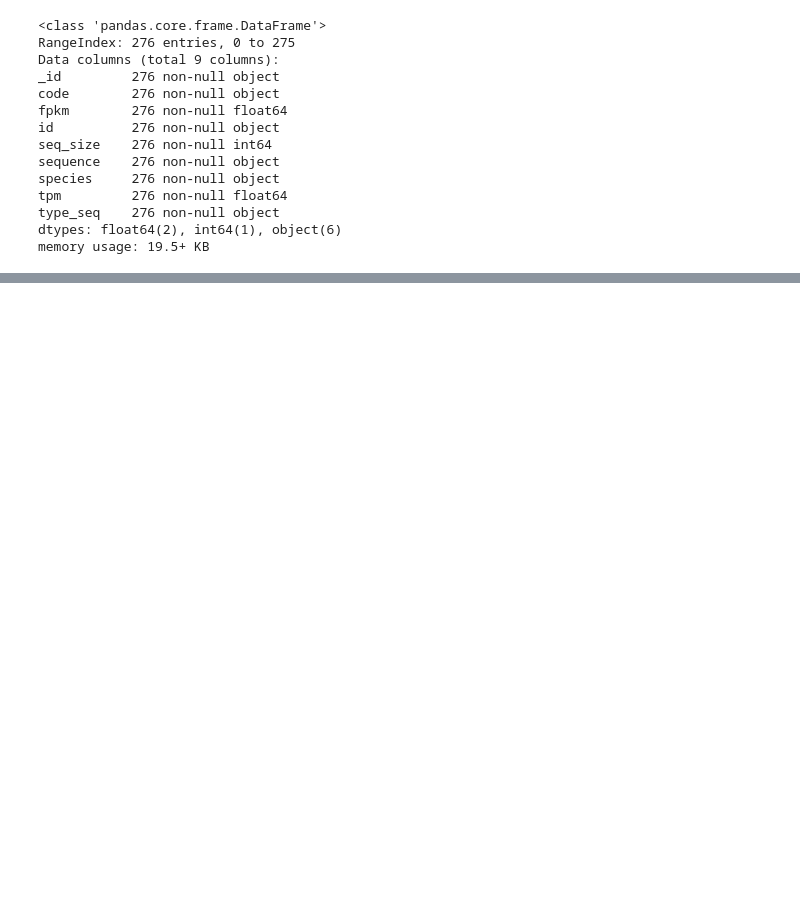
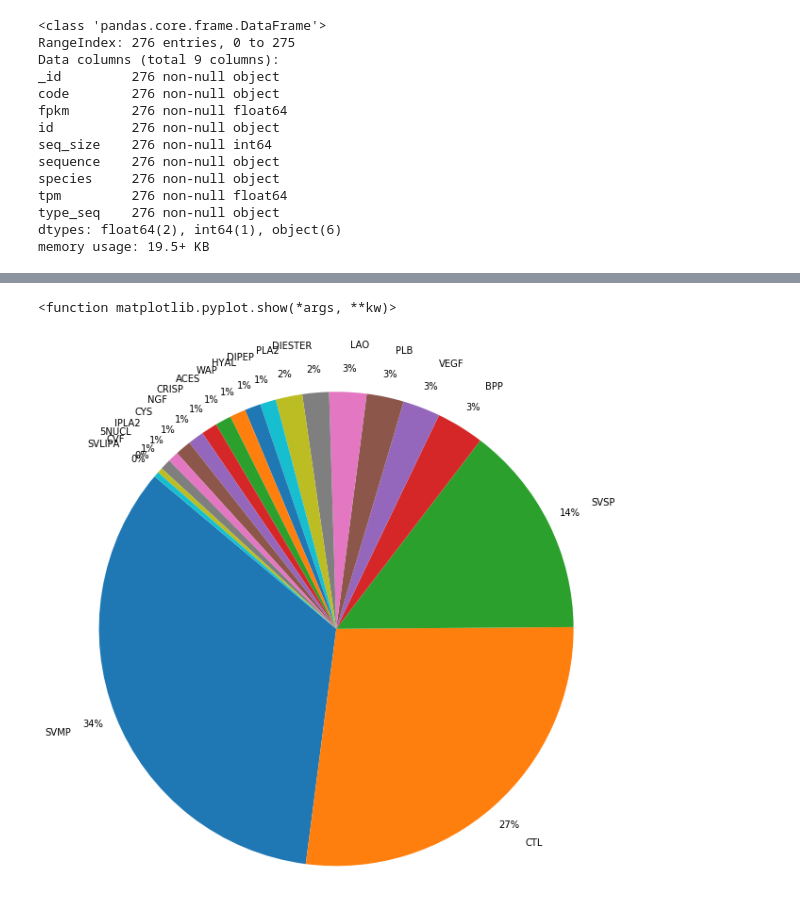
Before and after one commit to gebarros/ProteinExplorer, a Jupyter notebook: ProteinExplorer_mongo.ipynb, the cells around one changed output, grey strips where cells are left out. Saved outputs shown, nothing was run; the diff lists cells and outputs as text; code cells hidden in the pictures; blank space fills up the shorter version.

```diff
--- a/ProteinExplorer_mongo.ipynb
+++ b/ProteinExplorer_mongo.ipynb
@@ -78,0 +157,11 @@ sns.distplot(df.seq_size)
+# %%
+# Gráfico de pizza 2
+labels = df.Family.value_counts().index
+plt.figure(figsize=(10,10))
+plt.pie(df.Family.value_counts(), labels=labels, autopct='%1.0f%%', startangle=140,
+                        pctdistance=1.1, labeldistance=1.2, radius=1.6)
+plt.axis('equal')
+plt.show
+# %% [output]
+<function matplotlib.pyplot.show(*args, **kw)>
+[figure, added]
```
Also changed, not shown: parts of 15 cells of this notebook.
